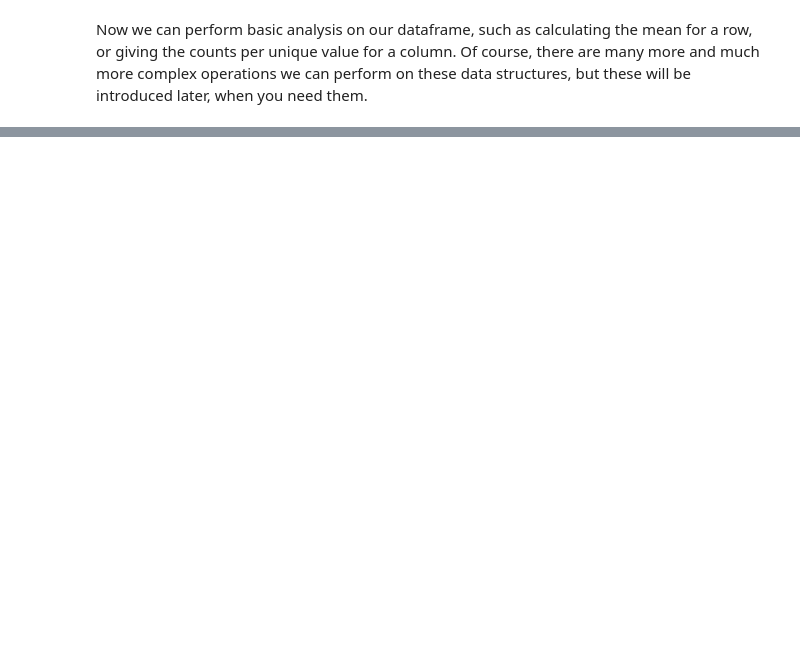
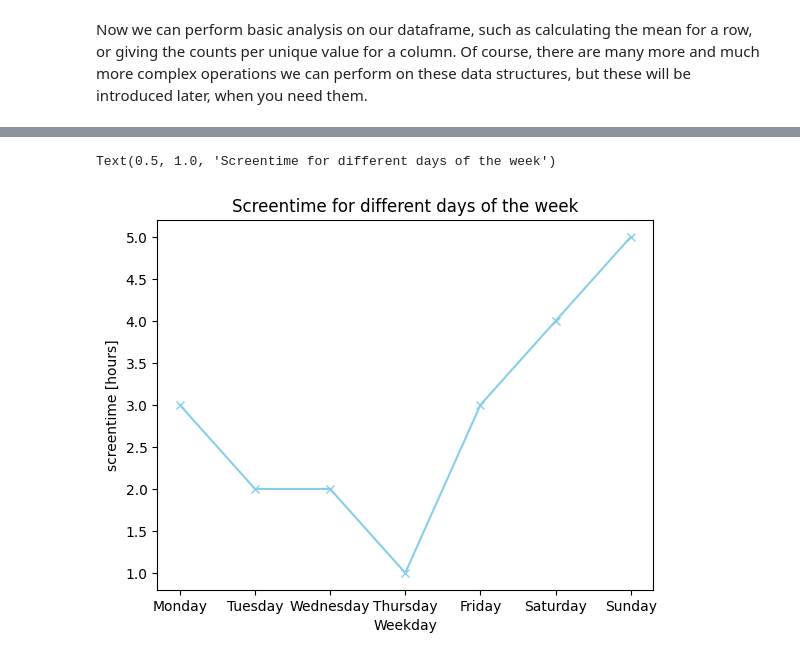
Before and after one commit to starcodecourses/Python-KI, a Jupyter notebook: starcode_PythonKI_03.ipynb, the cells around one changed output, grey strips where cells are left out. Drawn from its saved outputs; the diff is of its cells as text; code cells hidden in the pictures; blank space fills up the shorter version.

```diff
--- a/starcode_PythonKI_03.ipynb
+++ b/starcode_PythonKI_03.ipynb
@@ -156,2 +371,17 @@ There are a lot of different types of vizualizations you can plot with Matplotli
 # %%
 # Your code here
+# %%
+# solution
+screentime = np.array([3,2,2,1,3,4,5])
+weekdays = ["Monday", "Tuesday", "Wednesday", "Thursday", "Friday", "Saturday", "Sunday"]
+
+plt.plot(weekdays, screentime,
+         marker='x', color='skyblue')
+plt.xlabel("Weekday")
+plt.ylabel("screentime [hours]")
+plt.title("Screentime for different days of the week")
+
+plt.show()
+# %% [output]
+Text(0.5, 1.0, 'Screentime for different days of the week')
+[figure, added]
```
Also changed, not shown: parts of 100 cells of this notebook.
